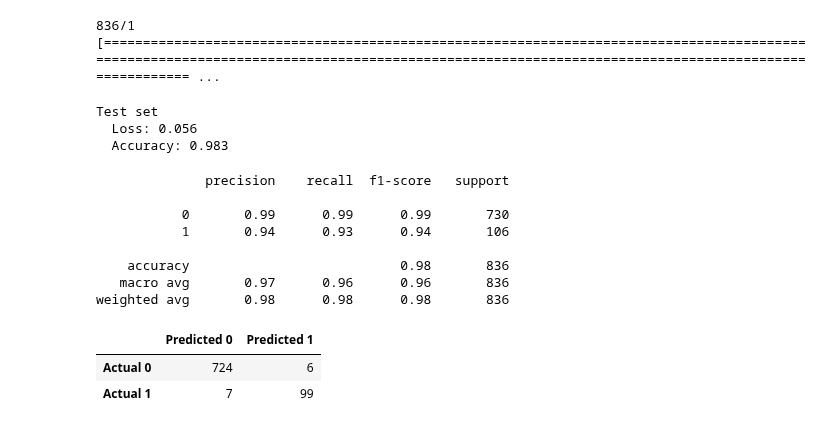
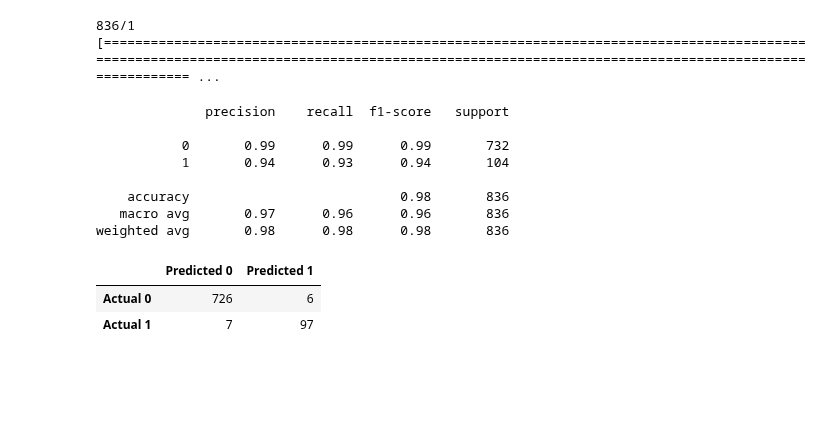
Before and after one commit to ECS171-Project/Final-project, a Jupyter notebook: LSTM.ipynb, the cells around one changed output. Cells and saved outputs as stored; diff of their text form; code cells hidden in the pictures; blank space fills up the shorter version.

```diff
--- a/LSTM.ipynb
+++ b/LSTM.ipynb
@@ -106,33 +96,27 @@ test_sequences_matrix = sequence.pad_sequences(test_sequences,maxlen=max_len)
 accr = model.evaluate(test_sequences_matrix,Y_test)
 # %% [output]
 836/1 [================================================================================================================================================================================================= ...
-# %%
-print('Test set\n  Loss: {:0.3f}\n  Accuracy: {:0.3f}'.format(accr[0],accr[1]))
-# %% [output]
-Test set
-  Loss: 0.056
-  Accuracy: 0.983
 # %%
+#Predict and display metrics
 y_pred = model.predict(test_sequences_matrix)
 pr, rc, thresholds = precision_recall_curve(Y_test, y_pred)
 crossover_index = np.max(np.where(pr <= rc))
 crossover_cutoff = thresholds[crossover_index]
 m_confusion_test = confusion_matrix(Y_test, y_pred > crossover_cutoff)
+
+print(classification_report(Y_test, y_pred>crossover_cutoff))
+
+display(pd.DataFrame(data = m_confusion_test, columns = ['Predicted 0', 'Predicted 1'], index = ['Actual 0', 'Actual 1']))
+# %% [output]
+              precision    recall  f1-score   support
+
+           0       0.99      0.99      0.99       732
+           1       0.94      0.93      0.94       104
+
+    accuracy                           0.98       836
+   macro avg       0.97      0.96      0.96       836
+weighted avg       0.98      0.98      0.98       836
+|  | Predicted 0 | Predicted 1 |
+| Actual 0 | 726 | 6 |
+| Actual 1 | 7 | 97 |
-# %%
-print(classification_report(Y_test, y_pred>crossover_cutoff))
-
-display(pd.DataFrame(data = m_confusion_test, columns = ['Predicted 0', 'Predicted 1'],
-            index = ['Actual 0', 'Actual 1']))
-# %% [output]
-              precision    recall  f1-score   support
-
-           0       0.99      0.99      0.99       730
-           1       0.94      0.93      0.94       106
-
-    accuracy                           0.98       836
-   macro avg       0.97      0.96      0.96       836
-weighted avg       0.98      0.98      0.98       836
-|  | Predicted 0 | Predicted 1 |
-| Actual 0 | 724 | 6 |
-| Actual 1 | 7 | 99 |
 # %%
```
Also changed, not shown: parts of 15 cells of this notebook.
